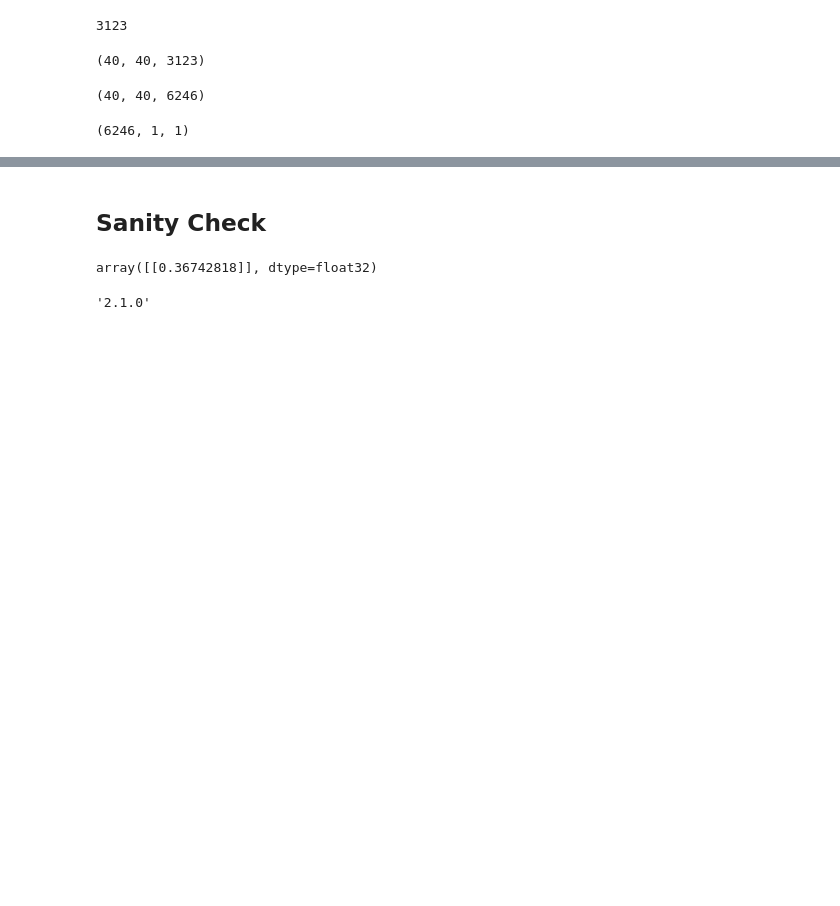
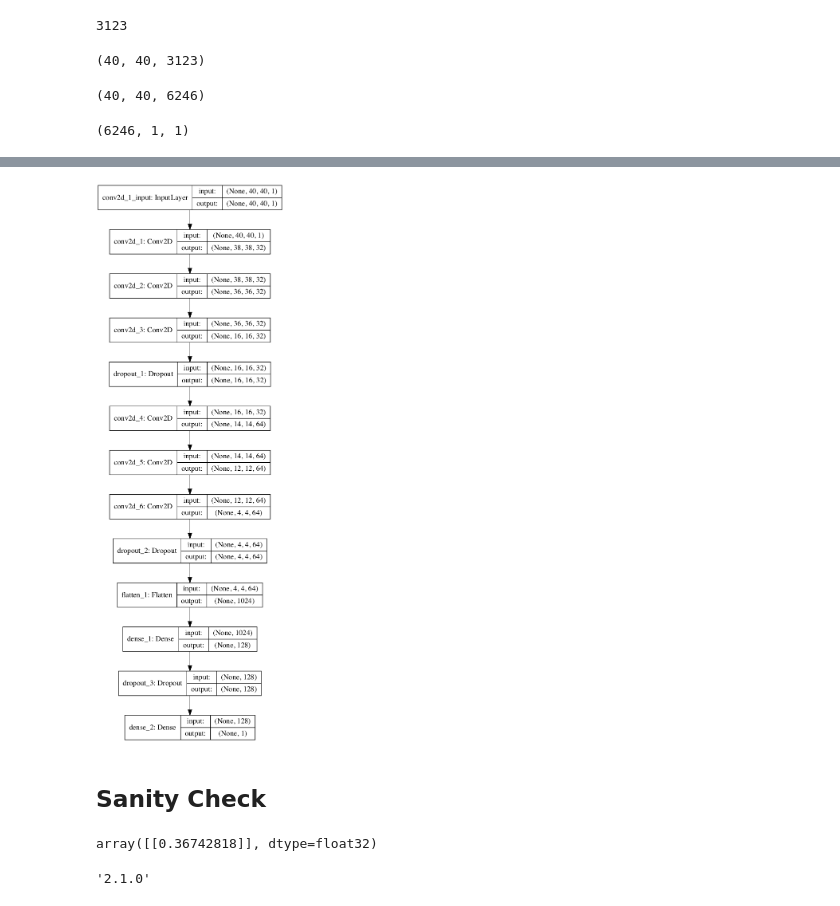
Before and after one commit to kpklo1/Machine-Learning-and-Galaxies, a Jupyter notebook: Code/Keras Deep NN.ipynb, the cells around one changed output, grey strips where cells are left out. Cells and saved outputs as stored; diff of their text form; code cells hidden in the pictures; blank space fills up the shorter version.

Commit message:
added CNN model figures

```diff
--- a/Code/Keras Deep NN.ipynb
+++ b/Code/Keras Deep NN.ipynb
@@ -324,5 +324,5 @@ model.add(Dense(1, activation='sigmoid'))
 #Compiling the neural network
 model.compile(optimizer ='Adadelta',loss='binary_crossentropy', metrics =['accuracy'])
 #Fitting the data to the training dataset
-model.fit(X_train,y_train, batch_size=32, epochs=1024, shuffle=True, use_multiprocessing=True)
+model.fit(X_train,y_train, batch_size=32, epochs=1, shuffle=True, use_multiprocessing=True)
 # %% [output]
@@ -366,5 +352,5 @@ model.add(Dense(1, activation='sigmoid'))
 #Compiling the neural network
 model.compile(optimizer ='Adam',loss='binary_crossentropy', metrics =['accuracy'])
 #Fitting the data to the training dataset
-model.fit(X_train,y_train, batch_size=32, epochs=1024, shuffle=True, use_multiprocessing=True)
+model.fit(X_train,y_train, batch_size=32, epochs=1, shuffle=True, use_multiprocessing=True)
 # %% [output]
@@ -378,6 +380,8 @@ model.summary()
 # %%
 from keras.utils import plot_model
-plot_model(model, to_file='../Figure/CNN_model.png')
+plot_model(model, to_file='../Figures/CNN_model.png',show_shapes=True, show_layer_names=True)
+# %% [output]
+[figure, added]
 # %%
 # Plot training & validation accuracy values
 import matplotlib.pyplot as plt
```
Also changed, not shown: parts of 5 cells of this notebook, 2 other files.
